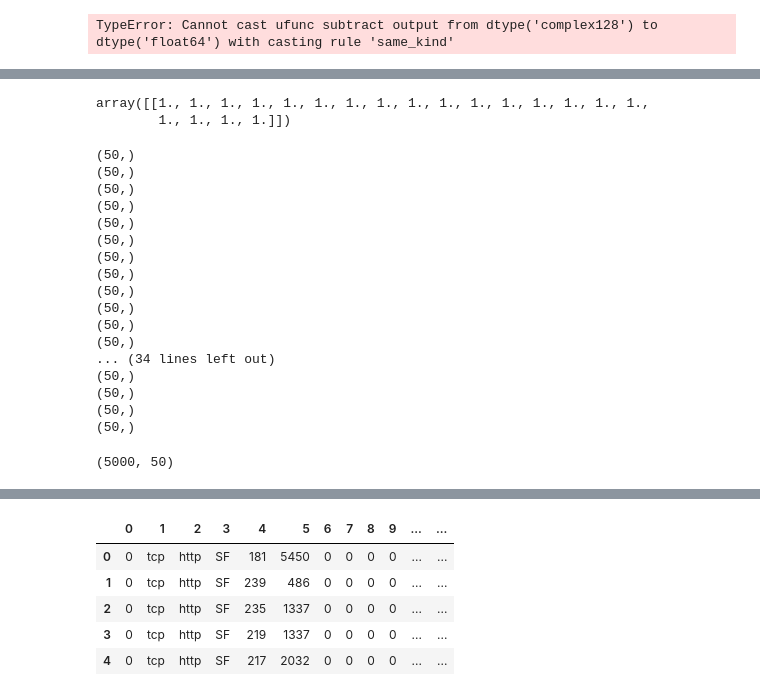
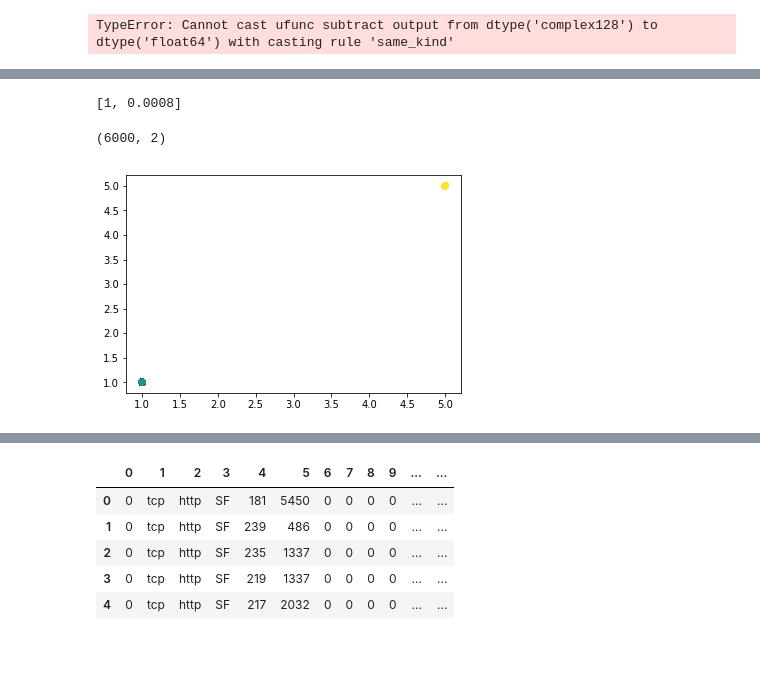
Before and after one commit to kirilman/nir, a Jupyter notebook: notebooks/Dapra_hmm.ipynb, the cells around one changed output, grey strips where cells are left out. Cells and saved outputs as stored; diff of their text form; code cells hidden in the pictures; blank space fills up the shorter version.

```diff
--- a/notebooks/Dapra_hmm.ipynb
+++ b/notebooks/Dapra_hmm.ipynb
@@ -217,44 +225,42 @@ model = HiddenMarkovModel.from_samples(MultivariateGaussianDistribution, n_compo
 # %%
 model
 import seaborn as sns
-# %%
-mean = np.ones((1,N))
-mean
-# %% [output]
-array([[1., 1., 1., 1., 1., 1., 1., 1., 1., 1., 1., 1., 1., 1., 1., 1.,
-        1., 1., 1., 1.]])
+# %%
+start_means[1]
+# %% [output]
+[1, 0.0008]
 # %%
-N = 50
+N =2
+n_comp = 3
 y_train = []
+start_means = [[0.00001, 0.00003],
+               [0.0005, 0.00008],
+               [0.0001,   0.0002]]
+
+start_means = [[1e-8, 2e-8],
+               [1e-13,  0.5e-13],
+               [4,    4]]
+
+# start_means = [[0.00001, 0.00003],
+#                [1,   0.0008],
+#                [2,    0.2]]
 data = np.zeros((0,N))
-for j in range(10):
-    for i in range(5):
-        mean = np.ones((N))+2*i
-        print(mean.shape)
-        cov = np.eye(N,N)*np.random.uniform(0,10)
+for j in range(20):
+    for i in range(n_comp):
+        mean = np.ones((N))+start_means[i]
+        #print(mean.shape)
+        #cov = np.eye(N,N)*np.random.uniform(0,0.0000000001)
+        cov = np.eye(N,N)*np.random.uniform(0,1e-15)
+
         t = np.random.multivariate_normal(mean,cov,100)
         data = np.vstack((data,t))
         y_train += [i]*100
+if N>=2:
+    plt.scatter(data[:,0],data[:,1], c = y_train)
 y_train = list(map(str,y_train))
 y_train = list(map(myutils.rename_state, y_train))
 data.shape
 # %% [output]
-(50,)
-(50,)
-(50,)
-(50,)
-(50,)
-(50,)
-(50,)
-(50,)
-(50,)
-(50,)
-(50,)
-(50,)
-... (34 lines left out)
-(50,)
-(50,)
-(50,)
-(50,)
+(6000, 2)
-(5000, 50)
+[figure, added]
 # %%
```
Also changed, not shown: parts of 19 cells of this notebook, 34 other files.
